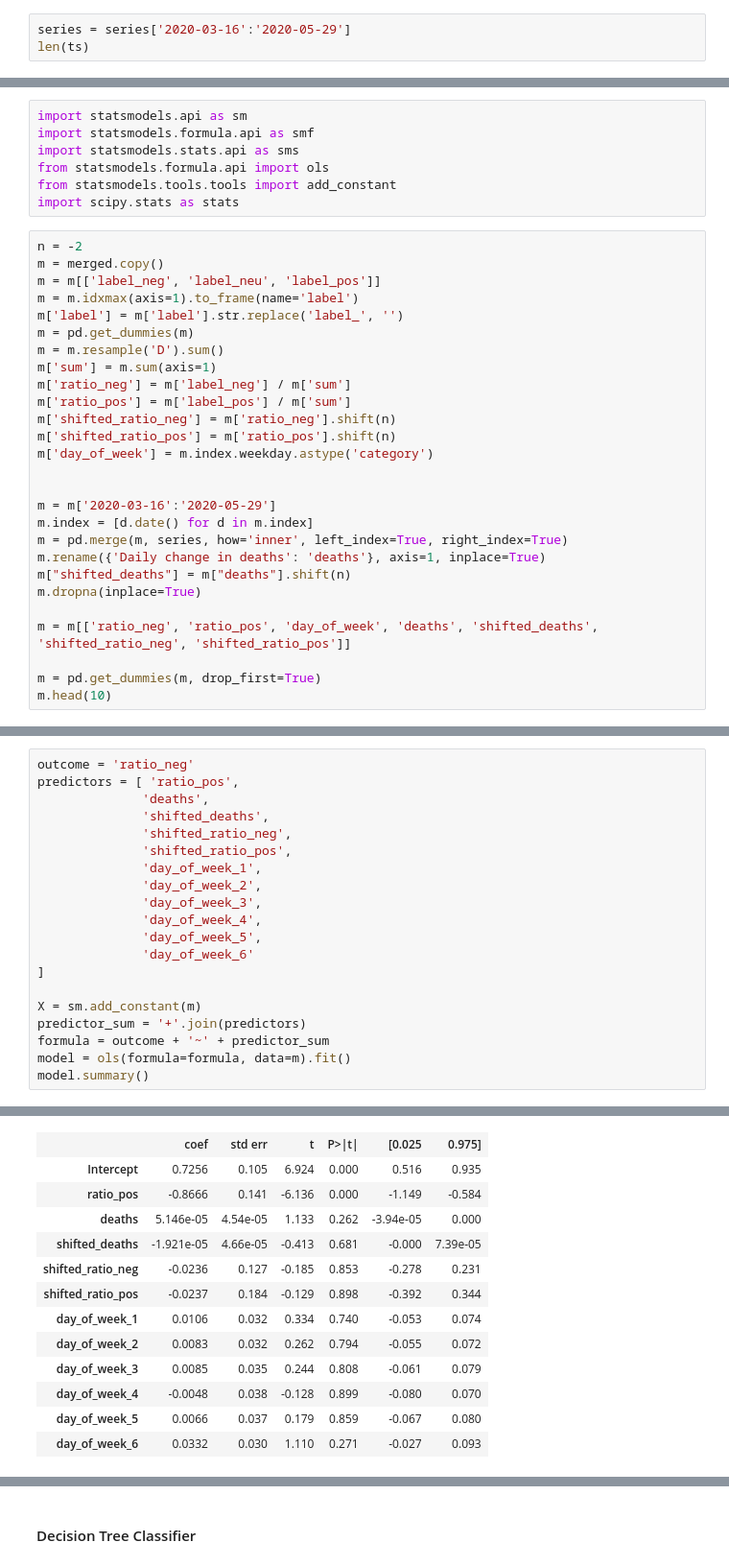
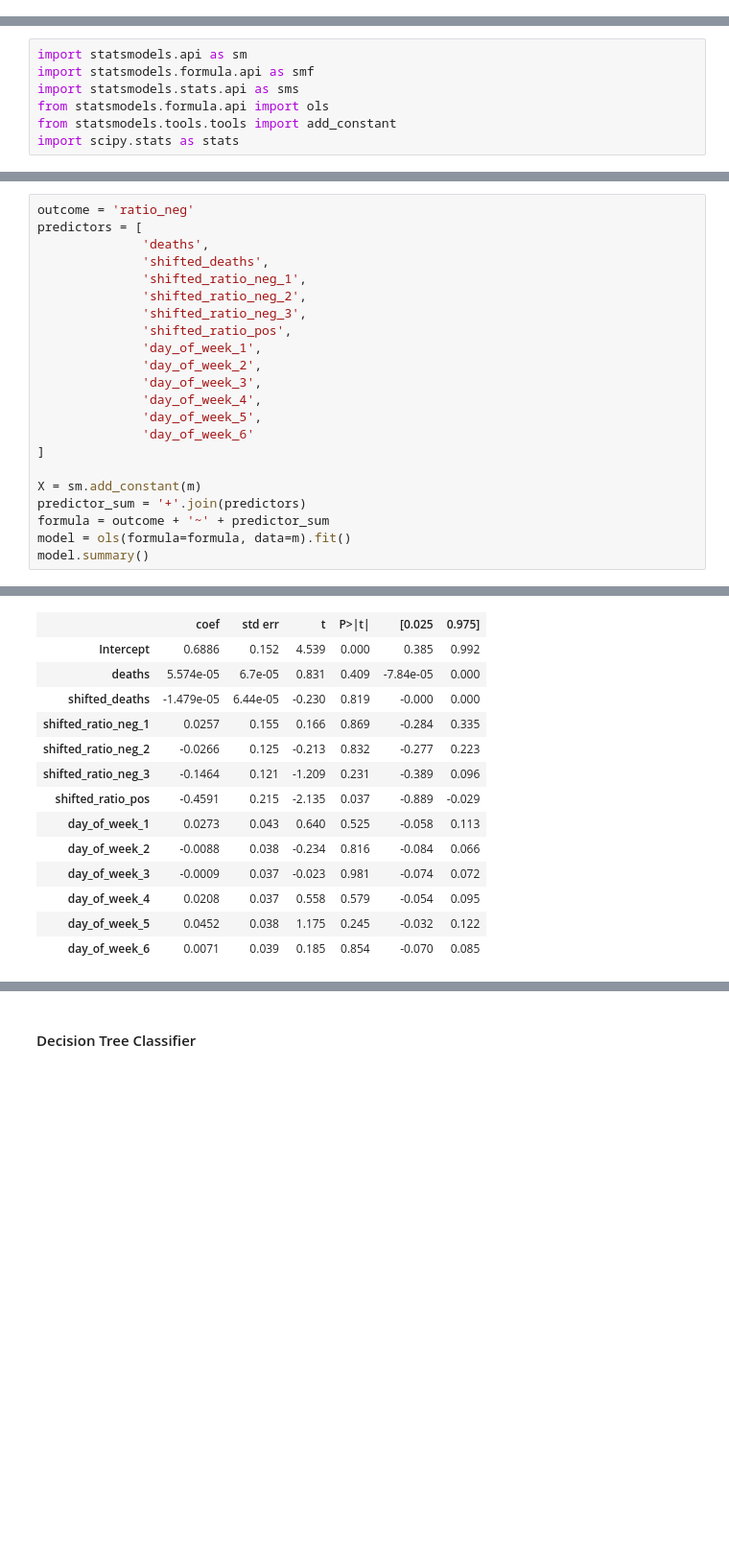
Before and after one commit to esraguzel/dsc-capstone-project-v2-onl01-dtsc-ft-012120, a Jupyter notebook: extract_tweets.ipynb, the cells around one changed output, grey strips where cells are left out. Shown at 96% size. Cells and saved outputs as stored; diff of their text form; blank space fills up the shorter version.

```diff
--- a/extract_tweets.ipynb
+++ b/extract_tweets.ipynb
@@ -1366,3 +1330,0 @@ series.head()
-# %%
-series = series['2020-03-16':'2020-05-29']
-len(ts)
@@ -1409,30 +1430,3 @@ import statsmodels.stats.api as sms
 from statsmodels.formula.api import ols
 from statsmodels.tools.tools import add_constant
 import scipy.stats as stats
-# %%
-n = -2
-m = merged.copy()
-m = m[['label_neg', 'label_neu', 'label_pos']]
-m = m.idxmax(axis=1).to_frame(name='label')
-m['label'] = m['label'].str.replace('label_', '')
-m = pd.get_dummies(m)
-m = m.resample('D').sum()
-m['sum'] = m.sum(axis=1)
-m['ratio_neg'] = m['label_neg'] / m['sum']
-m['ratio_pos'] = m['label_pos'] / m['sum']
-m['shifted_ratio_neg'] = m['ratio_neg'].shift(n)
-m['shifted_ratio_pos'] = m['ratio_pos'].shift(n)
-m['day_of_week'] = m.index.weekday.astype('category')
-
-
-m = m['2020-03-16':'2020-05-29']
-m.index = [d.date() for d in m.index]
-m = pd.merge(m, series, how='inner', left_index=True, right_index=True)
-m.rename({'Daily change in deaths': 'deaths'}, axis=1, inplace=True)
-m["shifted_deaths"] = m["deaths"].shift(n)
-m.dropna(inplace=True)
-
-m = m[['ratio_neg', 'ratio_pos', 'day_of_week', 'deaths', 'shifted_deaths', 'shifted_ratio_neg', 'shifted_ratio_pos']]
-
-m = pd.get_dummies(m, drop_first=True)
-m.head(10)
@@ -1452,9 +1433,11 @@ m.head(10)
 # %%
 outcome = 'ratio_neg'
-predictors = [ 'ratio_pos',
+predictors = [
               'deaths',
               'shifted_deaths',
-              'shifted_ratio_neg',
+              'shifted_ratio_neg_1',
+              'shifted_ratio_neg_2',
+              'shifted_ratio_neg_3',
               'shifted_ratio_pos',
               'day_of_week_1',
               'day_of_week_2',
@@ -1482,14 +1465,15 @@ OLS Regression Results
 | Covariance Type: | nonrobust |  |  |
 |  | coef | std err | t | P>|t| | [0.025 | 0.975] |
-| Intercept | 0.7256 | 0.105 | 6.924 | 0.000 | 0.516 | 0.935 |
-| ratio_pos | -0.8666 | 0.141 | -6.136 | 0.000 | -1.149 | -0.584 |
-| deaths | 5.146e-05 | 4.54e-05 | 1.133 | 0.262 | -3.94e-05 | 0.000 |
-| shifted_deaths | -1.921e-05 | 4.66e-05 | -0.413 | 0.681 | -0.000 | 7.39e-05 |
-| shifted_ratio_neg | -0.0236 | 0.127 | -0.185 | 0.853 | -0.278 | 0.231 |
-| shifted_ratio_pos | -0.0237 | 0.184 | -0.129 | 0.898 | -0.392 | 0.344 |
-| day_of_week_1 | 0.0106 | 0.032 | 0.334 | 0.740 | -0.053 | 0.074 |
-| day_of_week_2 | 0.0083 | 0.032 | 0.262 | 0.794 | -0.055 | 0.072 |
-| day_of_week_3 | 0.0085 | 0.035 | 0.244 | 0.808 | -0.061 | 0.079 |
-| day_of_week_4 | -0.0048 | 0.038 | -0.128 | 0.899 | -0.080 | 0.070 |
-| day_of_week_5 | 0.0066 | 0.037 | 0.179 | 0.859 | -0.067 | 0.080 |
-| day_of_week_6 | 0.0332 | 0.030 | 1.110 | 0.271 | -0.027 | 0.093 |
+| Intercept | 0.6886 | 0.152 | 4.539 | 0.000 | 0.385 | 0.992 |
+| deaths | 5.574e-05 | 6.7e-05 | 0.831 | 0.409 | -7.84e-05 | 0.000 |
+| shifted_deaths | -1.479e-05 | 6.44e-05 | -0.230 | 0.819 | -0.000 | 0.000 |
+| shifted_ratio_neg_1 | 0.0257 | 0.155 | 0.166 | 0.869 | -0.284 | 0.335 |
+| shifted_ratio_neg_2 | -0.0266 | 0.125 | -0.213 | 0.832 | -0.277 | 0.223 |
+| shifted_ratio_neg_3 | -0.1464 | 0.121 | -1.209 | 0.231 | -0.389 | 0.096 |
+| shifted_ratio_pos | -0.4591 | 0.215 | -2.135 | 0.037 | -0.889 | -0.029 |
+| day_of_week_1 | 0.0273 | 0.043 | 0.640 | 0.525 | -0.058 | 0.113 |
+| day_of_week_2 | -0.0088 | 0.038 | -0.234 | 0.816 | -0.084 | 0.066 |
+| day_of_week_3 | -0.0009 | 0.037 | -0.023 | 0.981 | -0.074 | 0.072 |
+| day_of_week_4 | 0.0208 | 0.037 | 0.558 | 0.579 | -0.054 | 0.095 |
+| day_of_week_5 | 0.0452 | 0.038 | 1.175 | 0.245 | -0.032 | 0.122 |
+| day_of_week_6 | 0.0071 | 0.039 | 0.185 | 0.854 | -0.070 | 0.085 |
```
Also changed, not shown: parts of 56 cells of this notebook, 2 other files.
